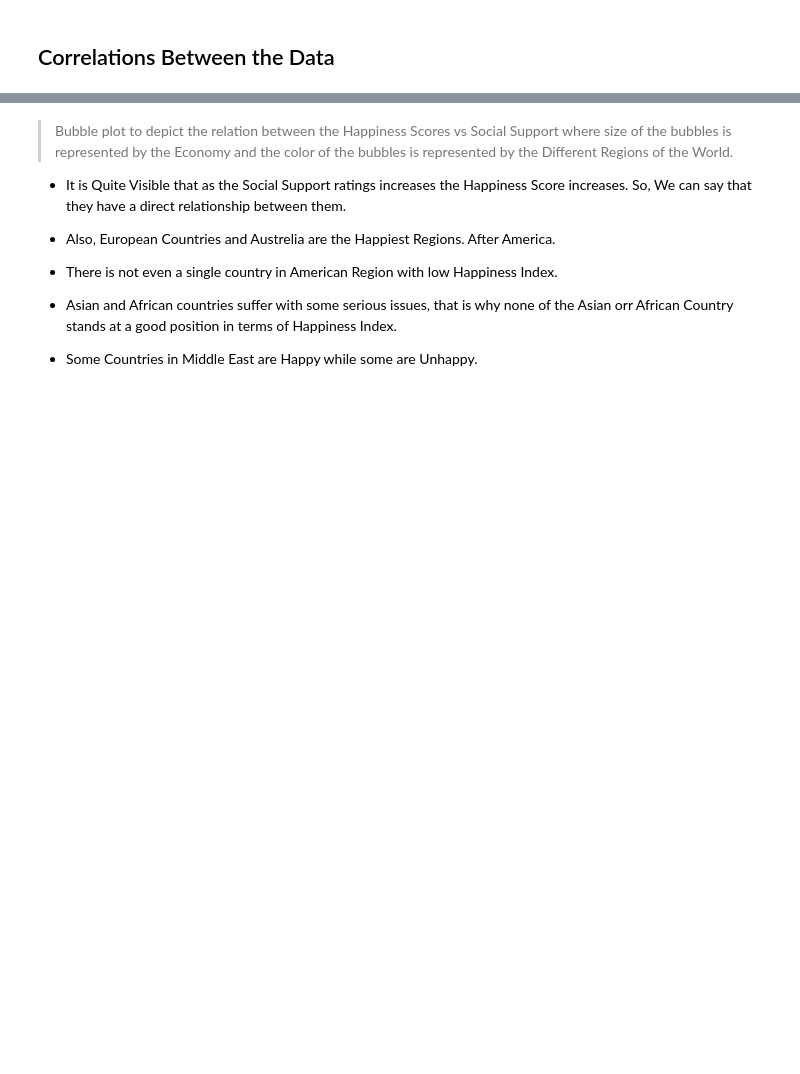
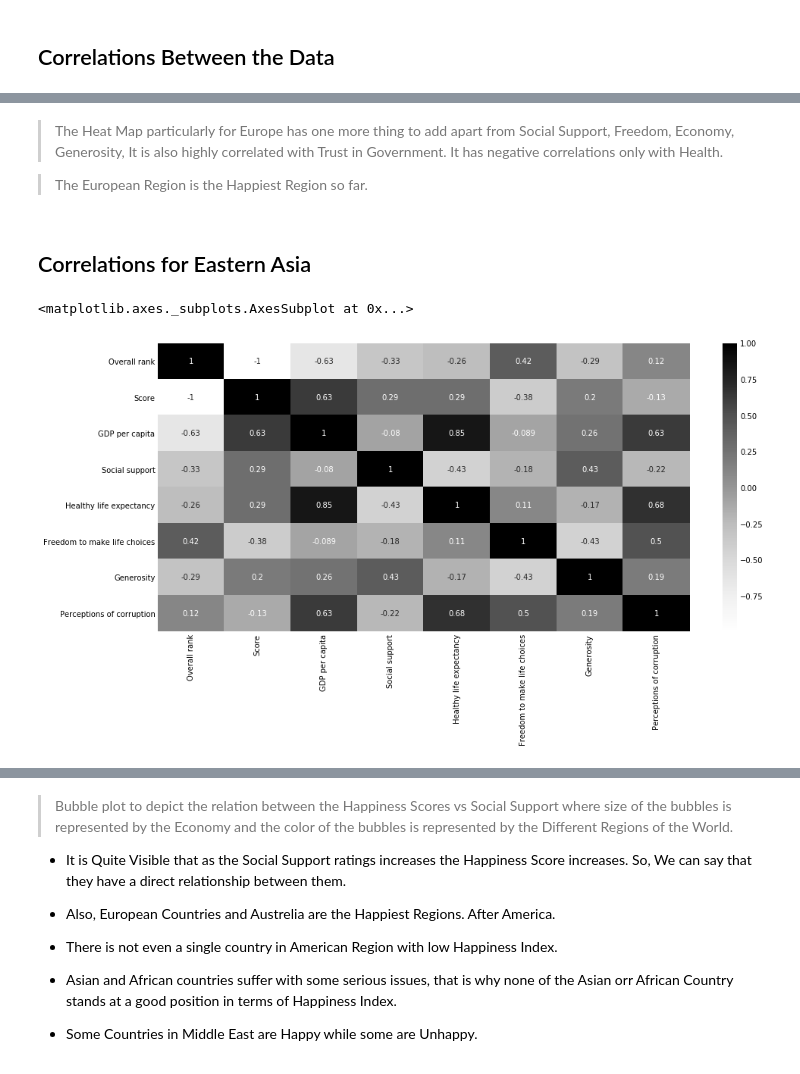
Before and after one commit to rakeshvangawar/World-Happiness-Report-2019, a Jupyter notebook: World Happiness Report.ipynb, the cells around one changed output, grey strips where cells are left out. Cells and saved outputs as stored; diff of their text form; code cells hidden in the pictures; blank space fills up the shorter version.

```diff
--- a/World Happiness Report.ipynb
+++ b/World Happiness Report.ipynb
@@ -272,0 +277,14 @@ Index(['Overall rank', 'Country', 'Region', 'Score', 'GDP per capita',
+# %% [markdown]
+> The Heat Map particularly for Europe has one more thing to add apart from Social Support, Freedom, Economy, Generosity, It is also highly correlated with Trust in Government. It has negative correlations only with Health.
+
+> The European Region is the Happiest Region so far.
+# %% [markdown]
+## Correlations for Eastern Asia
+# %%
+plt.figure(figsize=(14,7))
+
+d = df.loc[lambda df: df['Region'] == 'Eastern Asia']
+sns.heatmap(d.corr(), cmap= 'Greys', annot = True)
+# %% [output]
+<matplotlib.axes._subplots.AxesSubplot at 0x...>
+[figure, added]
```
Also changed, not shown: parts of 26 cells of this notebook, 6 other files.
